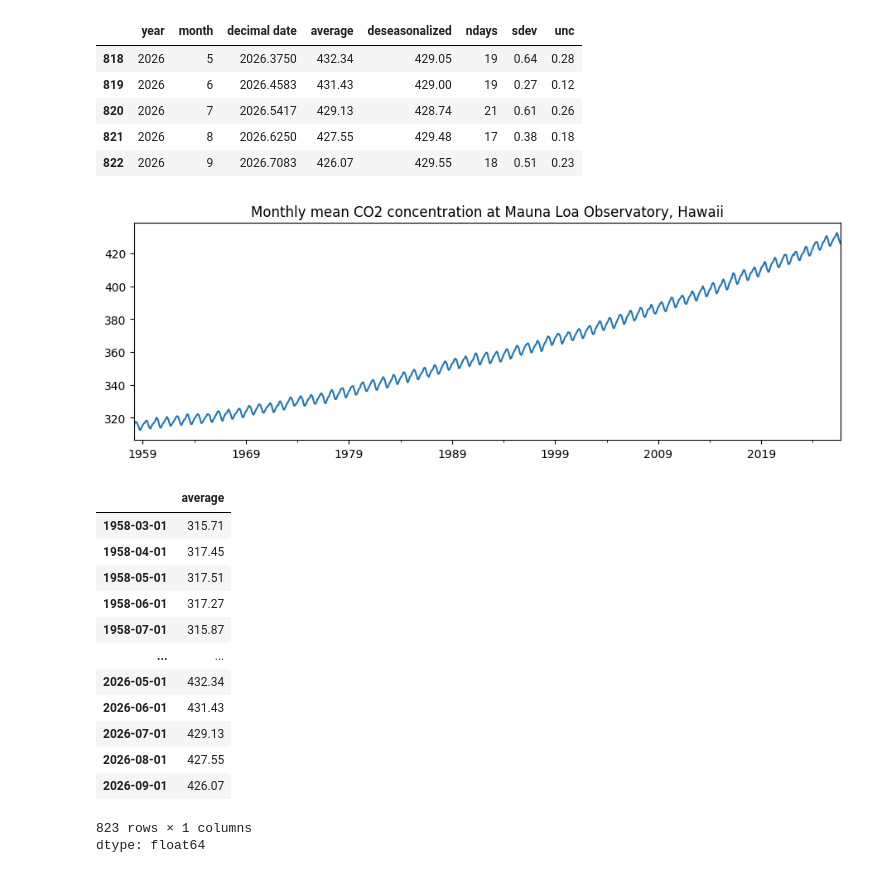
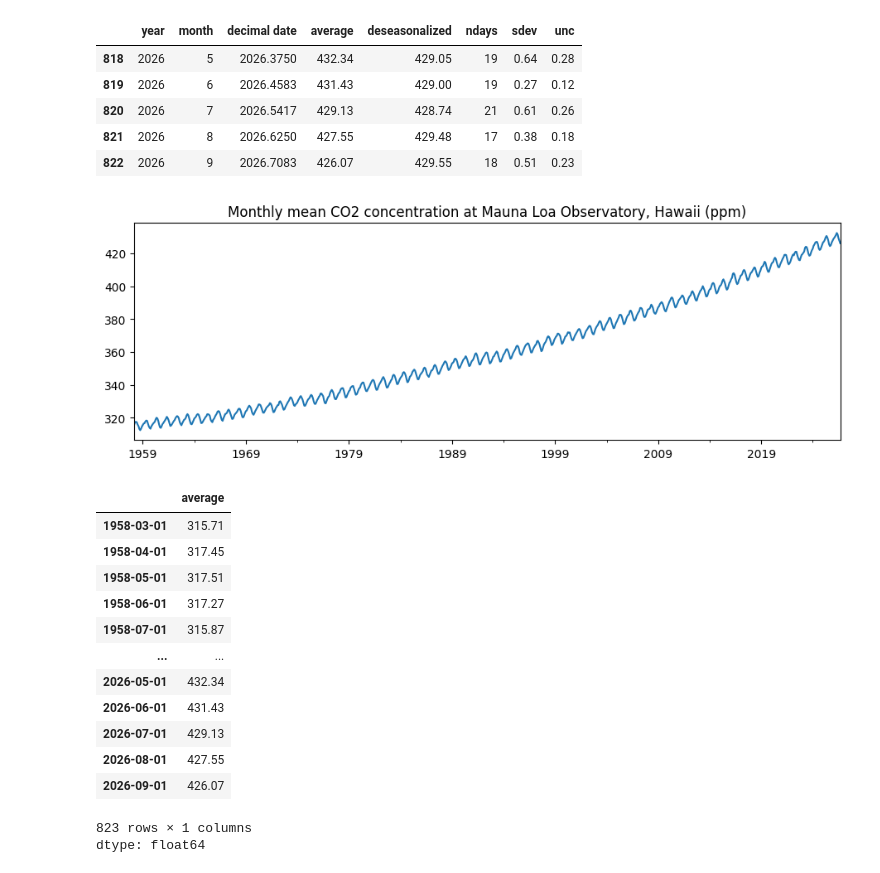
Before and after one commit to DanyRE4020/Concentracion_IA_avanzada, a Jupyter notebook: Notebook9.ipynb, the cells around one changed output. Drawn from its saved outputs; the diff is of its cells as text; code cells hidden in the pictures.

```diff
--- a/Notebook9.ipynb
+++ b/Notebook9.ipynb
@@ -31,12 +31,12 @@ raw.tail()
 # %%
 raw.index = pd.to_datetime(raw[['year', 'month']].assign(day=1))
 raw = raw.asfreq("MS")
 co2 = raw['average']
-co2.plot(title='Monthly mean CO2 concentration at Mauna Loa Observatory, Hawaii')
+co2.plot(title='Monthly mean CO2 concentration at Mauna Loa Observatory, Hawaii (ppm)')
 plt.show()
 co2
 # %% [output]
-[figure, old version]
+[figure, new version]
 |  | average |
 | 1958-03-01 | 315.71 |
 | 1958-04-01 | 317.45 |
```
Also changed, not shown: parts of 7 cells of this notebook.
